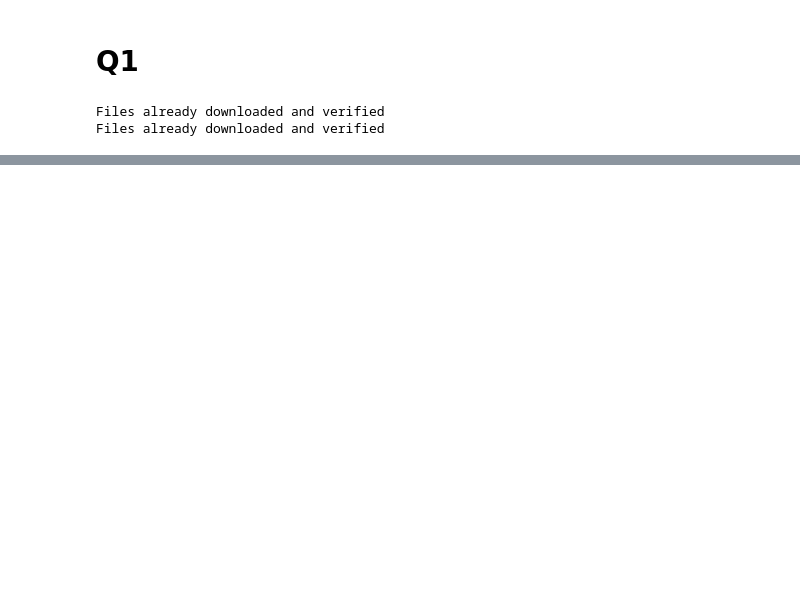
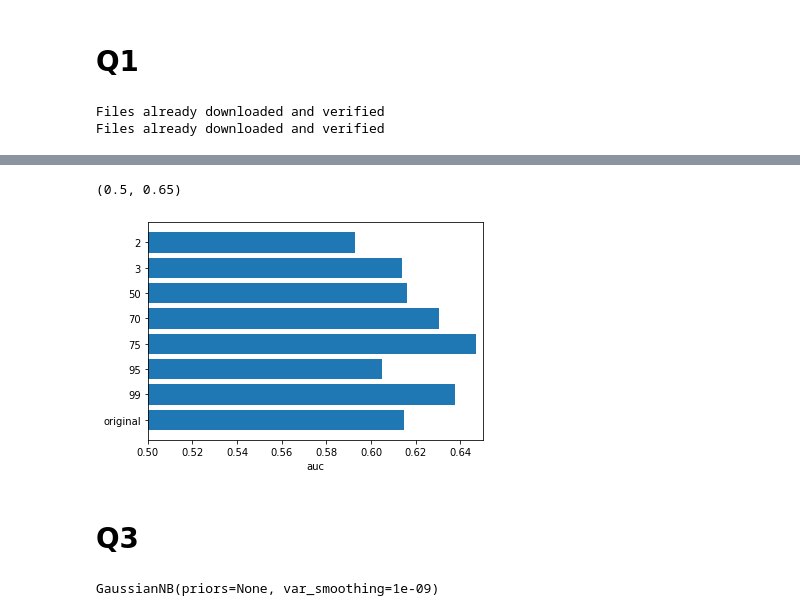
Before and after one commit to TaoHong888/ML, a Jupyter notebook: COM4509-6509_Assignment_2_UCard_XXXXXXXXX.ipynb, the cells around one changed output, grey strips where cells are left out. Drawn from its saved outputs; the diff is of its cells as text; code cells hidden in the pictures; blank space fills up the shorter version.

```diff
--- a/COM4509-6509_Assignment_2_UCard_XXXXXXXXX.ipynb
+++ b/COM4509-6509_Assignment_2_UCard_XXXXXXXXX.ipynb
@@ -75,0 +215,22 @@ tensor([[[[-0.2314, -0.0275,  0.0667,  ..., -0.1216, -0.2000,  0.1137],
+# %%
+# 2e
+# auc
+from sklearn.metrics import auc
+aucs =[
+    auc(x_original, y_original),
+    auc(x_99, y_99),
+    auc(x_95, y_95),
+    auc(x_75, y_75),
+    auc(x_70, y_70),
+    auc(x_50, y_50),
+    auc(x_3, y_3),
+    auc(x_2, y_2)
+]
+datanames = ['original','99','95','75','70','50','3','2']
+plt.barh(np.arange(len(datanames)), aucs)
+plt.yticks(np.arange(len(datanames)), datanames)
+plt.xlabel('auc')
+plt.xlim(0.5,0.65)
+# %% [output]
+(0.5, 0.65)
+[figure, added]
@@ -75,0 +249,2 @@ tensor([[[[-0.2314, -0.0275,  0.0667,  ..., -0.1216, -0.2000,  0.1137],
+# %% [markdown]
+# Q3
@@ -75,0 +288,23 @@ tensor([[[[-0.2314, -0.0275,  0.0667,  ..., -0.1216, -0.2000,  0.1137],
+# %%
+# 3a-2b
+# Gaussian
+# Features are continuous
+from sklearn.naive_bayes import GaussianNB
+train_noise_original_clf = GaussianNB()
+train_noise_original_clf.fit(pac_train_noise_original,pac_train_noise_y)
+train_noise_99_clf = GaussianNB()
+train_noise_99_clf.fit(pac_train_noise_99,pac_train_noise_y)
+train_noise_95_clf = GaussianNB()
+train_noise_95_clf.fit(pac_train_noise_95,pac_train_noise_y)
+train_noise_75_clf = GaussianNB()
+train_noise_75_clf.fit(pac_train_noise_75,pac_train_noise_y)
+train_noise_70_clf = GaussianNB()
+train_noise_70_clf.fit(pac_train_noise_70,pac_train_noise_y)
+train_noise_50_clf = GaussianNB()
+train_noise_50_clf.fit(pac_train_noise_50,pac_train_noise_y)
+train_noise_3_clf = GaussianNB()
+train_noise_3_clf.fit(pac_train_noise_3,pac_train_noise_y)
+train_noise_2_clf = GaussianNB()
+train_noise_2_clf.fit(pac_train_noise_2,pac_train_noise_y)
+# %% [output]
+GaussianNB(priors=None, var_smoothing=1e-09)
```
Also changed, not shown: parts of 51 cells of this notebook.
